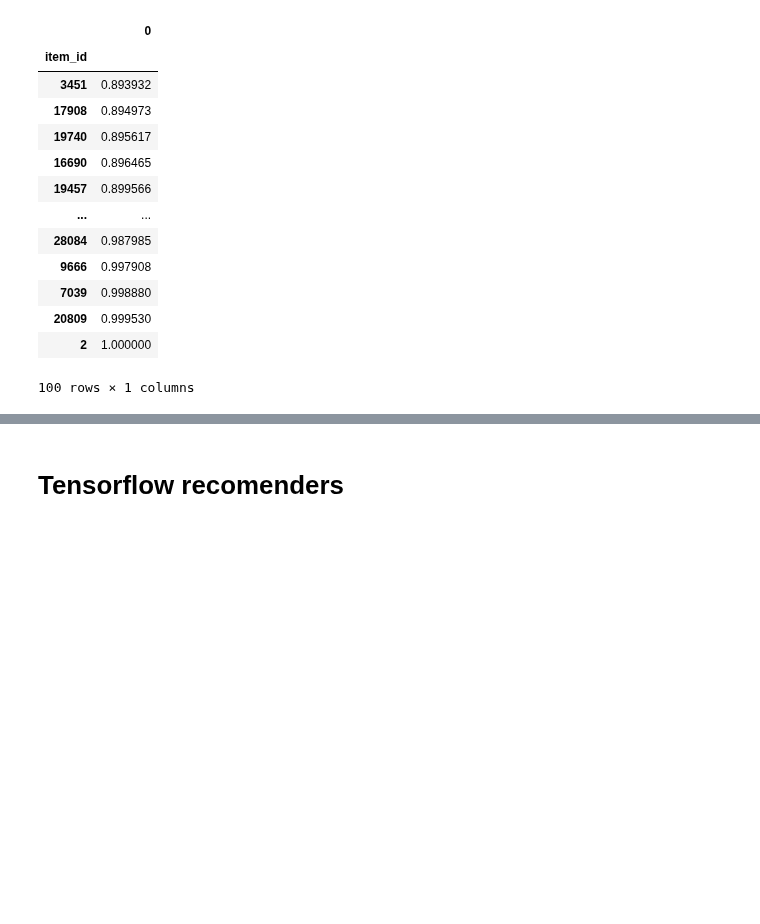
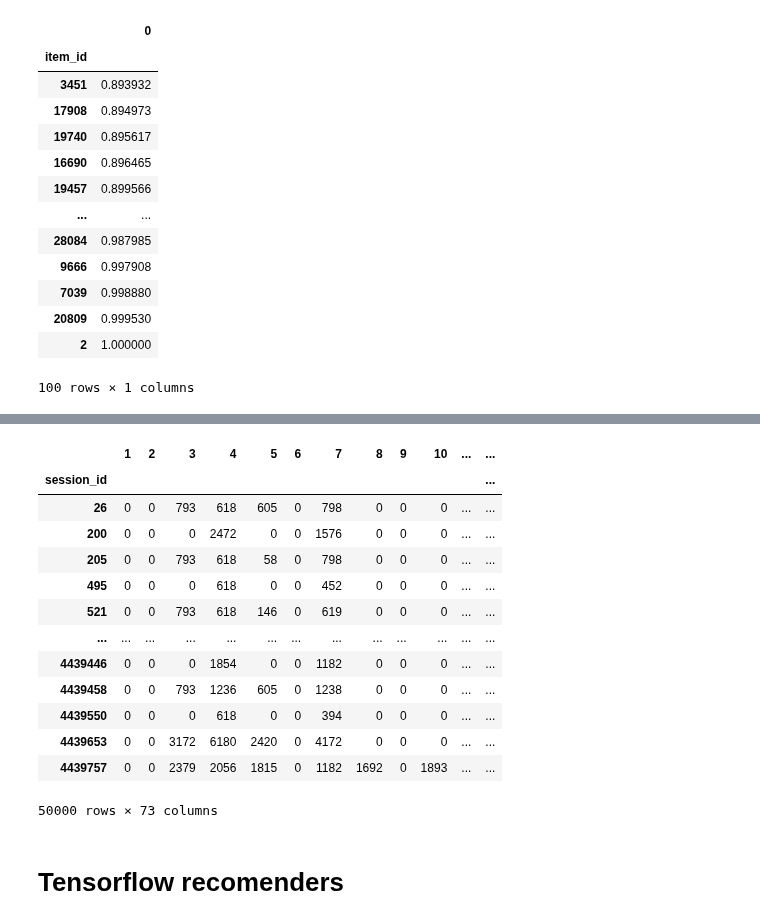
Before and after one commit to Ananassio/Data-Science_lab, a Jupyter notebook: Project/Data.ipynb, the cells around one changed output, grey strips where cells are left out. Saved outputs shown, nothing was run; the diff lists cells and outputs as text; code cells hidden in the pictures; blank space fills up the shorter version.

```diff
--- a/Project/Data.ipynb
+++ b/Project/Data.ipynb
@@ -1221,0 +1241,3 @@ temp.sort_values(by=0).tail(100)
+# %%
+eucl = test_leaderboard_sessions.drop('date', axis= 1)
+eucl
@@ -1222,2 +1258,22 @@ temp.sort_values(by=0).tail(100)
+# %%
+test = eucl.set_index('item_id').join(feature_pivtable['feature_value_id'],how='inner')
+# %%
+# summarize all vectors from one session
+test.groupby('session_id').sum()
+# %% [output]
+|  | 1 | 2 | 3 | 4 | 5 | 6 | 7 | 8 | 9 | 10 | ... | ... |
+| session_id |  |  |  |  |  |  |  |  |  |  |  | ... |
+| 26 | 0 | 0 | 793 | 618 | 605 | 0 | 798 | 0 | 0 | 0 | ... | ... |
+| 200 | 0 | 0 | 0 | 2472 | 0 | 0 | 1576 | 0 | 0 | 0 | ... | ... |
+| 205 | 0 | 0 | 793 | 618 | 58 | 0 | 798 | 0 | 0 | 0 | ... | ... |
+| 495 | 0 | 0 | 0 | 618 | 0 | 0 | 452 | 0 | 0 | 0 | ... | ... |
+| 521 | 0 | 0 | 793 | 618 | 146 | 0 | 619 | 0 | 0 | 0 | ... | ... |
+| ... | ... | ... | ... | ... | ... | ... | ... | ... | ... | ... | ... | ... |
+| 4439446 | 0 | 0 | 0 | 1854 | 0 | 0 | 1182 | 0 | 0 | 0 | ... | ... |
+| 4439458 | 0 | 0 | 793 | 1236 | 605 | 0 | 1238 | 0 | 0 | 0 | ... | ... |
+| 4439550 | 0 | 0 | 0 | 618 | 0 | 0 | 394 | 0 | 0 | 0 | ... | ... |
+| 4439653 | 0 | 0 | 3172 | 6180 | 2420 | 0 | 4172 | 0 | 0 | 0 | ... | ... |
+| 4439757 | 0 | 0 | 2379 | 2056 | 1815 | 0 | 1182 | 1692 | 0 | 1893 | ... | ... |
+50000 rows × 73 columns
 # %% [markdown]
 # Tensorflow recomenders
```
Also changed, not shown: parts of 5 cells of this notebook.
